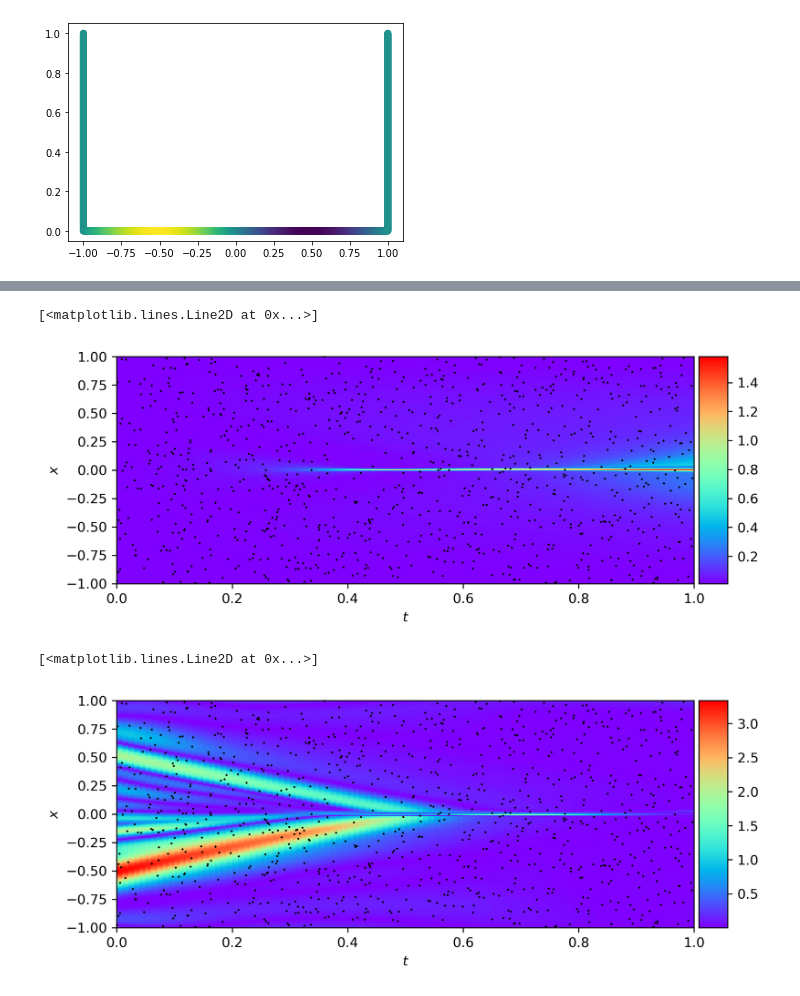
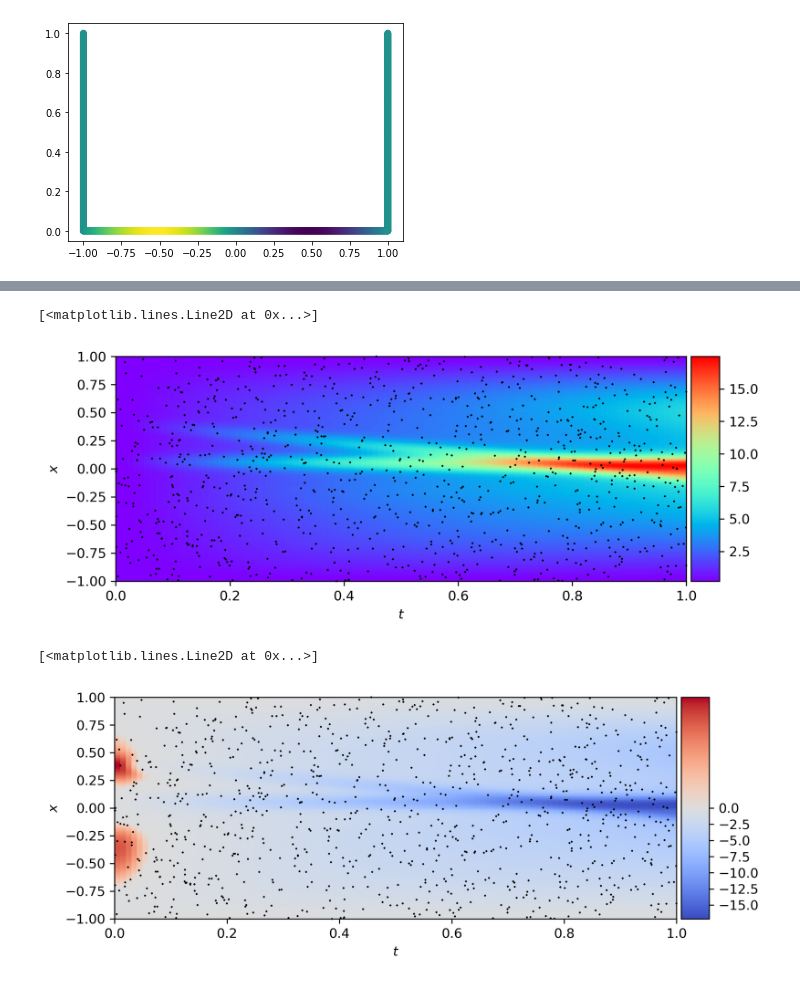
Before and after one commit to aken0/LaplacePINNs, a Jupyter notebook: pinns copy.ipynb, the cells around one changed output, grey strips where cells are left out. Cells and saved outputs as stored; diff of their text form; code cells hidden in the pictures.

```diff
--- a/pinns copy.ipynb
+++ b/pinns copy.ipynb
@@ -63,8 +64,8 @@ X,T=torch.meshgrid(x_,t_,indexing='xy')
 X_exact=X_star = np.hstack((X.flatten()[:,None], T.flatten()[:,None]))
 u_exact = Exact.flatten()[:,None]
 # %%
-t = torch.linspace(0,1,501).float()
-x = torch.linspace(-1,1,1001).float()
+t = torch.linspace(0,1,251).float()
+x = torch.linspace(-1,1,501).float()
 bc_l=torch.vstack([-1*torch.ones_like(t),t]).T
 bc_r=torch.vstack([torch.ones_like(t),t]).T
 ic=torch.vstack([x,torch.zeros_like(x)]).T
@@ -337,27 +353,26 @@ Text(0.5, 1.0, '$t = 0.75$')
 # %%
-#pde solution by model
-plt.figure(dpi=500,figsize=(9,11))
+#absolute error
+plt.figure(dpi=300,figsize=(9,11))
 ax.axis('off')
-
-
-pred=model(torch.tensor(X_star).to(device)).cpu().detach().numpy()
-U_pred = griddata(X_star, pred.flatten(), (X, T), method='cubic')
-
+pred=model(torch.tensor(X_exact).to(device)).cpu().detach().numpy()
+U_pred = griddata(X_exact, pred.flatten(), (X, T), method='cubic')
+U_star = griddata(X_exact, u_exact.flatten(), (X, T), method='cubic')
 gs0 = gridspec.GridSpec(1, 2)
 gs0.update(top=1-0.06, bottom=1-1.0/3.0+0.06, left=0.15, right=0.85, wspace=0)
 ax = plt.subplot(gs0[:, :])
-
-h = ax.imshow(U_pred.T, interpolation='nearest', cmap='rainbow',
+U_diff= (abs(U_pred-U_star))
+h = ax.imshow(U_diff.T, interpolation='nearest', cmap='rainbow',
                   extent=[t.min(), t.max(), x.min(), x.max()],
                   origin='lower', aspect='auto')
 divider = make_axes_locatable(ax)
 cax = divider.append_axes("right", size="5%", pad=0.05)
 fig.colorbar(h, cax=cax)
 
-ax.plot(t_col.detach().cpu(),x_col.detach().cpu(), 'kx', label = 'Data (%d points)' % (u_star.shape[0]), markersize = 1, clip_on = False)
-
 ax.set_xlabel('$t$')
 ax.set_ylabel('$x$')
-ax.set_title('$u(t,x)$', fontsize = 10)
-#plt.savefig('figs/u(t,x).jpg',bbox_inches='tight',dpi=500)
+ax.set_title('$|u(t,x)-u^*(t,x)|$', fontsize = 10)
+fig.subplots_adjust(left=0, bottom=0, right=1, top=1, wspace=0, hspace=0)
+ax.plot(t_col.detach().cpu(),x_col.detach().cpu(), 'kx', label = 'Data (%d points)' % (u_star.shape[0]), markersize = 1, clip_on = False)
+ax.plot(data_grid[:,1],data_grid[:,0], 'rx', label = 'Data (%d points)' % (u_star.shape[0]), markersize = 1, clip_on = False)
+#plt.savefig('figs/u(t,x)diff_t.jpg',bbox_inches='tight',dpi=500)
 # %% [output]
@@ -413,11 +401,13 @@ def loader(x,t,u,batch_size=None,train=True,augm_flag=True):
     loader = torch.utils.data.DataLoader(dataset, batch_size=batch_size, shuffle=True)
     return loader
 # %%
-n_epochs=1000
+n_epochs=10000
 
-la = laplace.Laplace(model, 'regression', subset_of_weights='all', hessian_structure='kron')
+la = laplace.Laplace(model, 'regression', subset_of_weights='all', hessian_structure='full')
+#la = laplace.Laplace(model, 'regression', subset_of_weights='last_layer', hessian_structure='full')
 tloader=loader(x,t,u_star)
 la.fit(tloader)
+#
 log_prior, log_sigma = torch.ones(1, requires_grad=True), torch.ones(1, requires_grad=True)
 hyper_optimizer = torch.optim.Adam([log_prior, log_sigma], lr=1e-1)
 for i in range(n_epochs):
@@ -437,11 +427,12 @@ pred_std = np.sqrt(f_sigma**2 + la.sigma_noise.item()**2)
 #U_std
 plt.figure(dpi=300,figsize=(9,11))
 U_std = griddata(X_exact, pred_std.flatten(), (X, T), method='cubic')
+U_mu = griddata(X_exact, f_mu.flatten(), (X, T), method='cubic')
 gs0 = gridspec.GridSpec(1, 2)
 gs0.update(top=1-0.06, bottom=1-1.0/3.0+0.06, left=0.15, right=0.85, wspace=0)
 ax = plt.subplot(gs0[:, :])
 
-h = ax.imshow((U_std).T, interpolation='nearest', cmap='rainbow', extent=[t.min(), t.max(), x.min(), x.max()], origin='lower', aspect='auto')
+h = ax.imshow(abs((U_std)).T, interpolation='nearest', cmap='rainbow', extent=[t.min(), t.max(), x.min(), x.max()], origin='lower', aspect='auto')
 divider = make_axes_locatable(ax)
 cax = divider.append_axes("right", size="5%", pad=0.05)
 fig.colorbar(h, cax=cax)
@@ -452,24 +443,27 @@ fig.subplots_adjust(left=0, bottom=0, right=1, top=1, wspace=0, hspace=0)
 ax.plot(t_col.detach().cpu(),x_col.detach().cpu(), 'kx', label = 'Data (%d points)' % (u_star.shape[0]), markersize = 1, clip_on = False)
 # %% [output]
 [<matplotlib.lines.Line2D at 0x...>]
-[figure, old version]
+[figure, new version]
 # %%
-#U_pred/U_std
+#U_diff/U_std
+from matplotlib import colors
+divnorm=colors.TwoSlopeNorm(vmin=(U_diff-abs(U_std)).min(), vcenter=0., vmax=(U_diff-abs(U_std)).max())
+
 plt.figure(dpi=300,figsize=(9,11))
 U_std = griddata(X_exact, pred_std.flatten(), (X, T), method='cubic')
 gs0 = gridspec.GridSpec(1, 2)
 gs0.update(top=1-0.06, bottom=1-1.0/3.0+0.06, left=0.15, right=0.85, wspace=0)
 ax = plt.subplot(gs0[:, :])
 
-h = ax.imshow((abs(U_pred-U_star)/(U_std)).T, interpolation='nearest', cmap='rainbow', extent=[t.min(), t.max(), x.min(), x.max()], origin='lower', aspect='auto')
+h = ax.imshow(((U_diff)-abs(U_std)).T, interpolation='nearest', cmap='coolwarm',norm=divnorm, extent=[t.min(), t.max(), x.min(), x.max()], origin='lower', aspect='auto')
 divider = make_axes_locatable(ax)
 cax = divider.append_axes("right", size="5%", pad=0.05)
 fig.colorbar(h, cax=cax)
 
 ax.set_xlabel('$t$')
 ax.set_ylabel('$x$')
 fig.subplots_adjust(left=0, bottom=0, right=1, top=1, wspace=0, hspace=0)
 ax.plot(t_col.detach().cpu(),x_col.detach().cpu(), 'kx', label = 'Data (%d points)' % (u_star.shape[0]), markersize = 1, clip_on = False)
 # %% [output]
 [<matplotlib.lines.Line2D at 0x...>]
-[figure, old version]
+[figure, new version]
```
Also changed, not shown: parts of 14 cells of this notebook.
